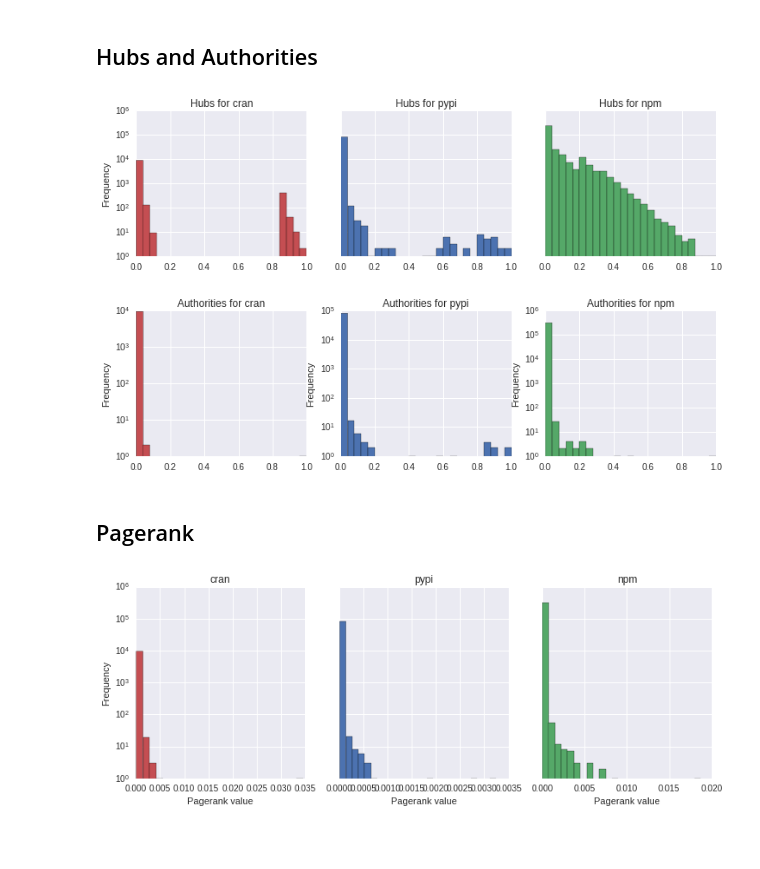
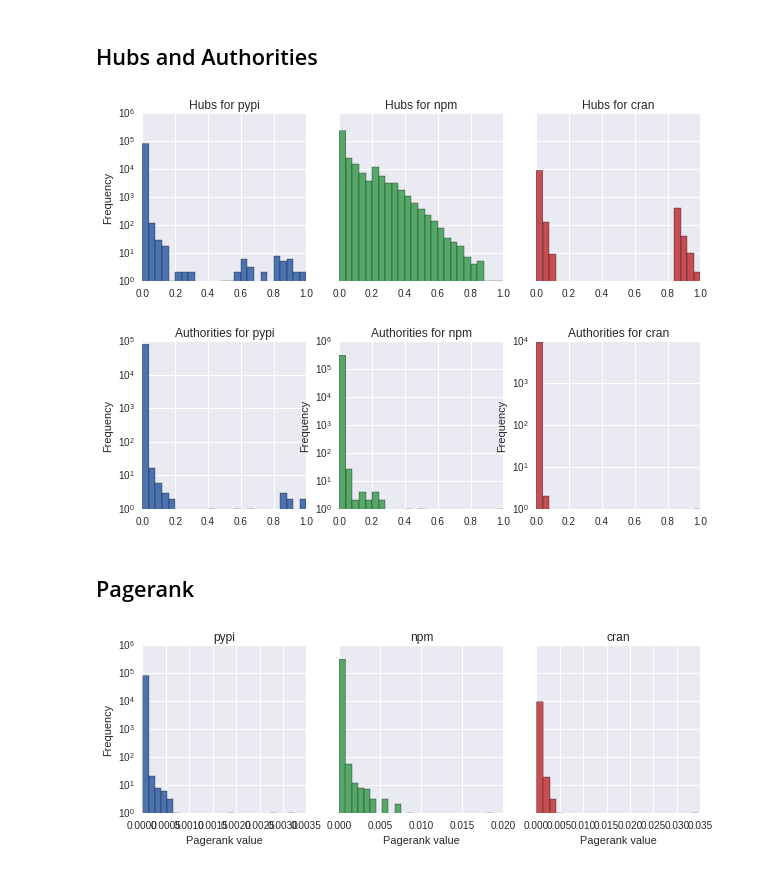
Before and after one commit to maelick/ecos-analysis, a Jupyter notebook: WEA2016-ecos/notebook/Ecosystem graphs.ipynb, the cells around one changed output. Saved outputs shown, nothing was run; the diff lists cells and outputs as text; code cells hidden in the pictures; blank space fills up the shorter version.

```diff
--- a/WEA2016-ecos/notebook/Ecosystem graphs.ipynb
+++ b/WEA2016-ecos/notebook/Ecosystem graphs.ipynb
@@ -14,3 +14,11 @@ from collections import Counter
 ecosystems = ['pypi', 'npm', 'cran']
 
 COLORS = {ecos: seaborn.color_palette()[i] for i, ecos in enumerate(ecosystems)}
+FIG_SIZE = (6, 3)
+FIG_SIZE_WIDE = (10, 3)
+SHOW_TITLE = True
+
+def savefig(fig, name):
+    # Uncomment next line to disable export
+    # return
+    return fig.savefig('../figures/{}.pdf'.format(name), bbox_inches='tight')
@@ -25,5 +25,5 @@ def igraph_to_networkx(graph):
 # %%
-graphs = {}
+graphs = OrderedDict()
 
 for ecos in ecosystems:
     with gzip.GzipFile('../../{}/data/packages.csv.gz'.format(ecos)) as f:
@@ -243,31 +259,38 @@ ax.set_title('Average shortest path length for each\nweakly connected component
 ## Hubs and Authorities
 # %%
 fig_hubs, ax_hubs = matplotlib.pyplot.subplots(ncols=3, sharey=True)
-fig_hubs.set_size_inches((12, 3))
+fig_hubs.set_size_inches(FIG_SIZE_WIDE)
 
 fig_auth, ax_authorities = matplotlib.pyplot.subplots(ncols=3)
-fig_auth.set_size_inches((12, 3))
+fig_auth.set_size_inches(FIG_SIZE_WIDE)
 
 for i, (ecos, graph) in enumerate(graphs.items()):
     hubs, authorities = graph.hub_score(), graph.authority_score()
     hubs, authorities = pandas.Series(hubs), pandas.Series(authorities)
     hubs.plot.hist(label=ecos, ax=ax_hubs[i], bins=25, logy=True, color=COLORS[ecos])
     authorities.plot.hist(label=ecos, ax=ax_authorities[i], bins=25, logy=True, color=COLORS[ecos])
-    ax_hubs[i].set_title('Hubs for {}'.format(ecos))
-    ax_authorities[i].set_title('Authorities for {}'.format(ecos))
+    if SHOW_TITLE:
+        ax_hubs[i].set_title('Hubs for {}'.format(ecos))
+        ax_authorities[i].set_title('Authorities for {}'.format(ecos))
+
+savefig(fig_hubs, 'hubs')
+savefig(fig_auth, 'auths')
 # %% [output]
-[figure, old version]
+[figure, new version]
-[figure, old version]
+[figure, new version]
 # %% [markdown]
 ## Pagerank
 # %%
 fig, axes = matplotlib.pyplot.subplots(ncols=3, sharey=True)
-fig.set_size_inches((12, 4))
+fig.set_size_inches(FIG_SIZE_WIDE)
 
 for i, (ecos, graph) in enumerate(graphs.items()):
     pagerank = graph.pagerank()
     pandas.Series(pagerank).plot.hist(label=ecos, ax=axes[i], bins=25, logy=True, color=COLORS[ecos])
-    axes[i].set_title(ecos)
+    if SHOW_TITLE:
+        axes[i].set_title(ecos)
     axes[i].set_xlabel('Pagerank value')
+
+savefig(fig, 'pagerank')
 # %% [output]
-[figure, old version]
+[figure, new version]
```
Also changed, not shown: parts of 8 cells of this notebook, 7 other files.
